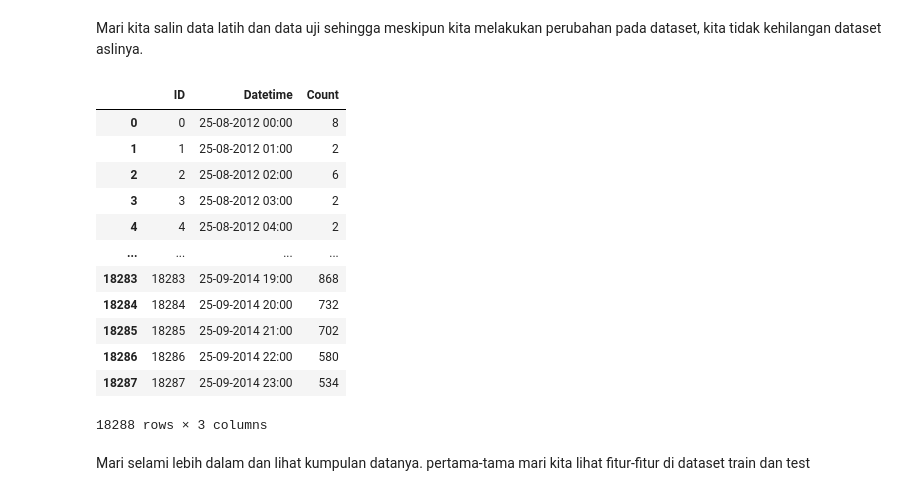
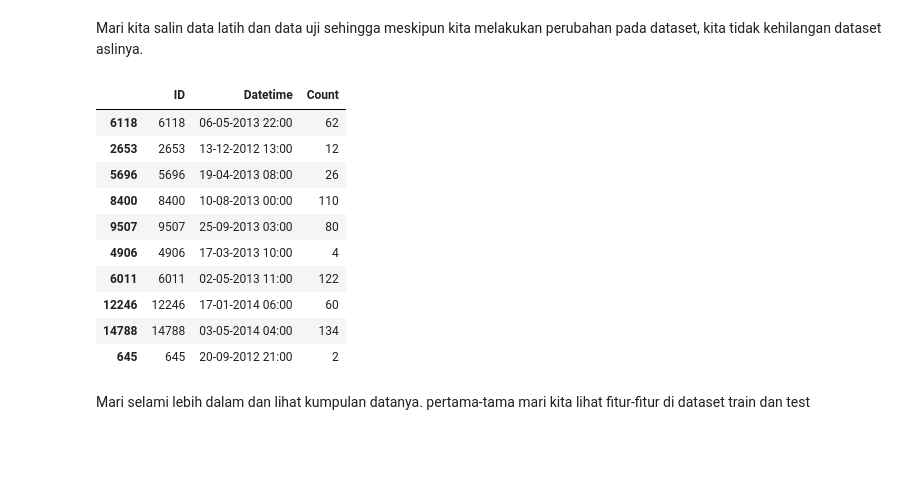
Before and after one commit to iwanlaudin0101/JetRails---Passenger-Prediction, a Jupyter notebook: JetRails-Prediction.ipynb, the cells around one changed output. Drawn from its saved outputs; the diff is of its cells as text; code cells hidden in the pictures; blank space fills up the shorter version.

```diff
--- a/JetRails-Prediction.ipynb
+++ b/JetRails-Prediction.ipynb
@@ -22,21 +22,19 @@ Mari kita salin data latih dan data uji sehingga meskipun kita melakukan perubah
 train_original = train.copy()
 test_original = test.copy()
 # %%
-train
+train.sample(10)
 # %% [output]
 |  | ID | Datetime | Count |
-| 0 | 0 | 25-08-2012 00:00 | 8 |
-| 1 | 1 | 25-08-2012 01:00 | 2 |
-| 2 | 2 | 25-08-2012 02:00 | 6 |
-| 3 | 3 | 25-08-2012 03:00 | 2 |
-| 4 | 4 | 25-08-2012 04:00 | 2 |
-| ... | ... | ... | ... |
-| 18283 | 18283 | 25-09-2014 19:00 | 868 |
-| 18284 | 18284 | 25-09-2014 20:00 | 732 |
-| 18285 | 18285 | 25-09-2014 21:00 | 702 |
-| 18286 | 18286 | 25-09-2014 22:00 | 580 |
-| 18287 | 18287 | 25-09-2014 23:00 | 534 |
+| 6118 | 6118 | 06-05-2013 22:00 | 62 |
+| 2653 | 2653 | 13-12-2012 13:00 | 12 |
+| 5696 | 5696 | 19-04-2013 08:00 | 26 |
+| 8400 | 8400 | 10-08-2013 00:00 | 110 |
+| 9507 | 9507 | 25-09-2013 03:00 | 80 |
+| 4906 | 4906 | 17-03-2013 10:00 | 4 |
+| 6011 | 6011 | 02-05-2013 11:00 | 122 |
+| 12246 | 12246 | 17-01-2014 06:00 | 60 |
+| 14788 | 14788 | 03-05-2014 04:00 | 134 |
+| 645 | 645 | 20-09-2012 21:00 | 2 |
-18288 rows × 3 columns
 # %% [markdown]
 Mari selami lebih dalam dan lihat kumpulan datanya. pertama-tama mari kita lihat fitur-fitur di dataset train dan test
 # %%
```
Also changed, not shown: parts of 16 cells of this notebook, 1 other file.
